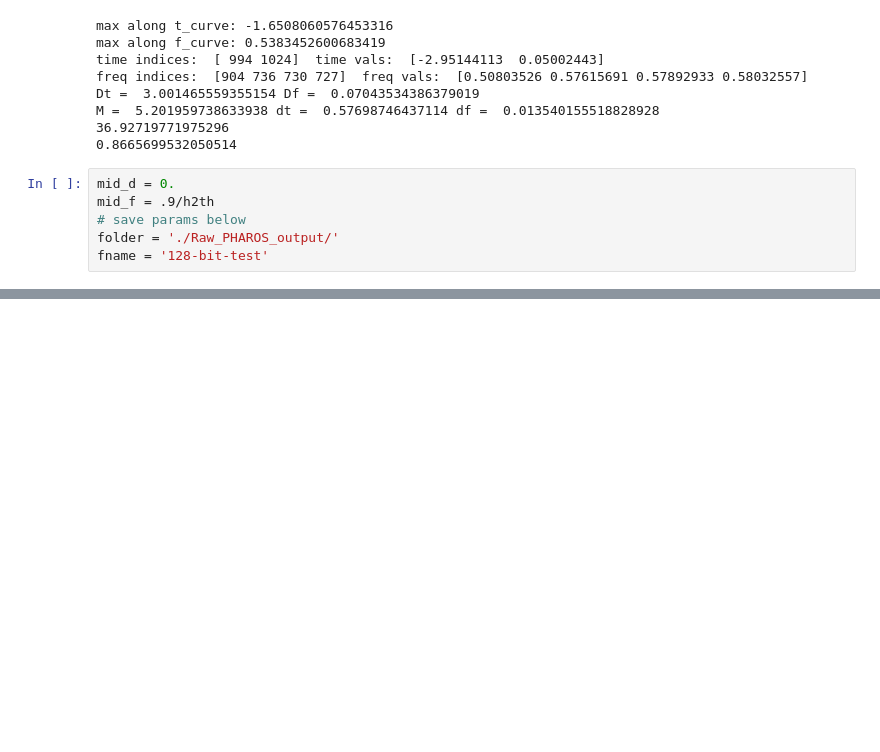
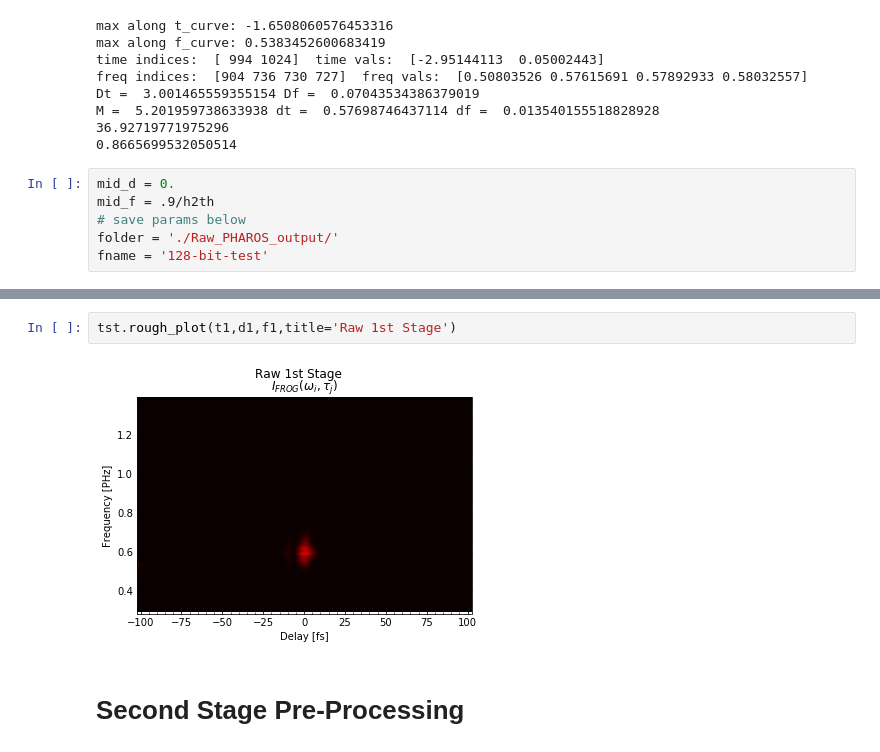
Before and after one commit to ChowdhuryGroup/FROG, a Jupyter notebook: processing4show.ipynb, the cells around one changed output, grey strips where cells are left out. Cells and saved outputs as stored; diff of their text form; blank space fills up the shorter version.

```diff
--- a/processing4show.ipynb
+++ b/processing4show.ipynb
@@ -89,0 +106,6 @@ tst.nice_plot(f_trace,fd_arr,-1./s2fs,ff_arr,.56/h2th)
+# %%
+tst.rough_plot(t1,d1,f1,title='Raw 1st Stage')
+# %% [output]
+[figure, added]
+# %% [markdown]
+# Second Stage Pre-Processing
```
Also changed, not shown: parts of 13 cells of this notebook, 5 other files.
